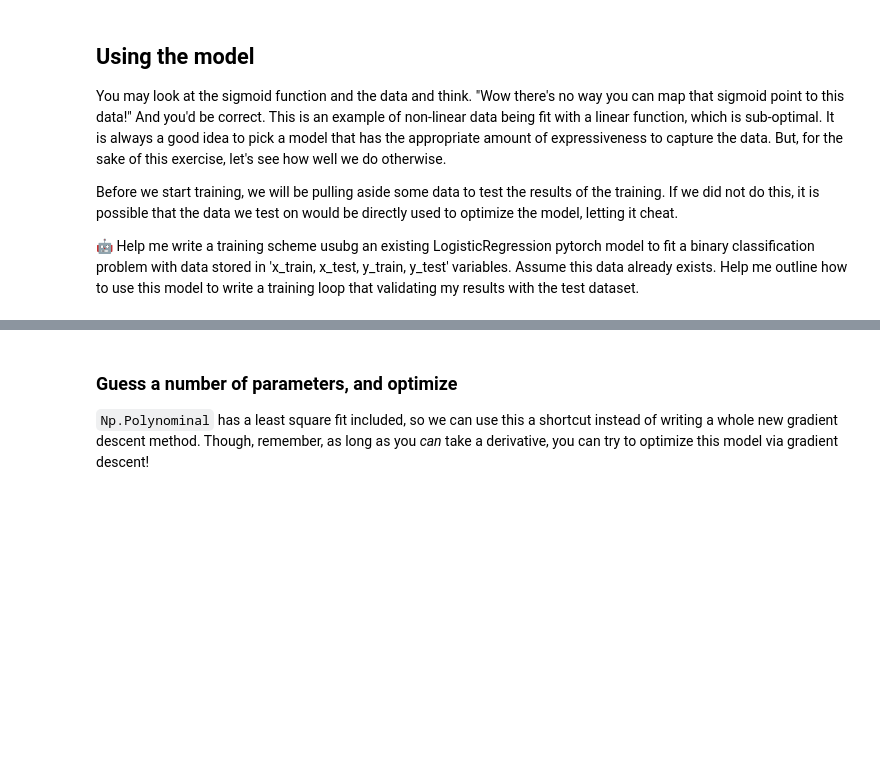
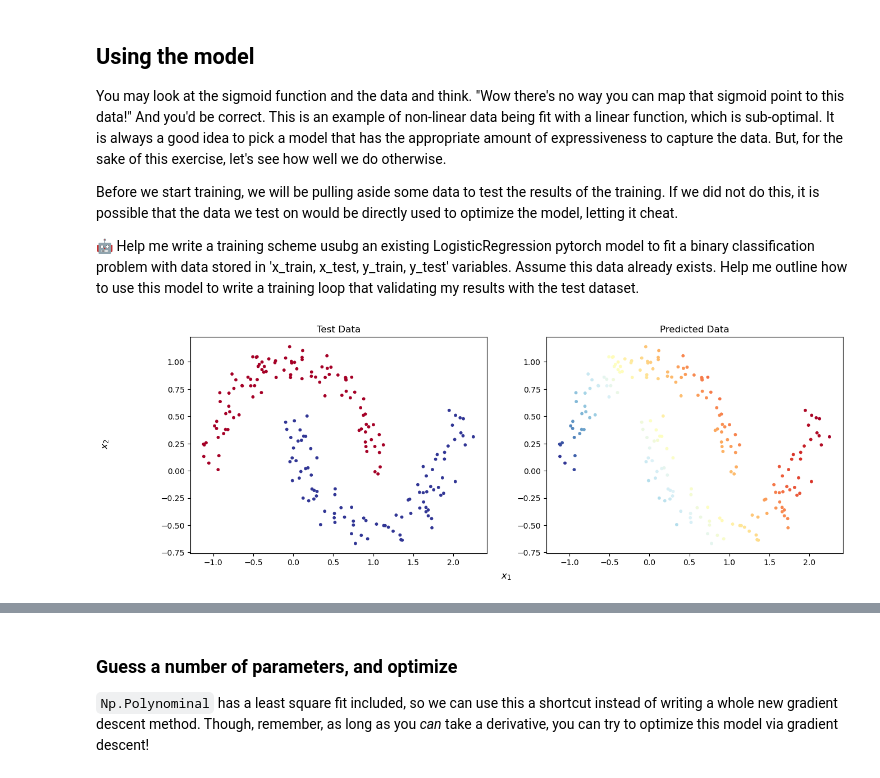
Before and after one commit to BNL-Fermilab-RENEW/tutorials, a Jupyter notebook: RegressionClassification/RegressionClassification.ipynb, the cells around one changed output, grey strips where cells are left out. Saved outputs shown, nothing was run; the diff lists cells and outputs as text; code cells hidden in the pictures; blank space fills up the shorter version.

```diff
--- a/RegressionClassification/RegressionClassification.ipynb
+++ b/RegressionClassification/RegressionClassification.ipynb
@@ -862,33 +864,35 @@ loss_fn = torch.nn.CrossEntropyLoss() # Cross entropy loss given by PyTorch
 
 x_train, x_test, y_train, y_test = train_test_split(x, y, test_size=0.2)
 
+x_train, x_test, y_train, y_test = torch.Tensor(x_train), torch.Tensor(x_test), torch.Tensor(y_train), torch.Tensor(y_test)
 model = LogisticRegression(n_inputs=x_train.shape[-1]) # How many dimensions is the data?
 
 
 # How do we train this model?
 # It isn't any different from the original proceedure
 n_epochs = 20
 for epoch in range(n_epochs):
     # train
     ...
 
     # validate
     ...
 
 
 # Get the result from the model
-y_pred = model(x_test)
+y_pred = model(x_test).detach()
 
 fig, ax = plt.subplots(1, 2, figsize=(15, 5))
 
 ax[0].scatter(x_test[:, 0], x_test[:, 1], c=y_test, cmap=plt.cm.RdYlBu, s=10)
 ax[0].set_title("Test Data")
 
 ax[1].scatter(x_test[:, 0], x_test[:, 1], c=y_pred, cmap=plt.cm.RdYlBu, s=10)
 ax[1].set_title("Predicted Data")
 
 fig.supxlabel("$x_1$")
 fig.supylabel("$x_2$")
-fig.suptitle(f"Testing Data with an accuracy of {model.score(x_test, y_test)}")
 
 plt.show()
+# %% [output]
+[figure, added]
```
Also changed, not shown: parts of 8 cells of this notebook.
